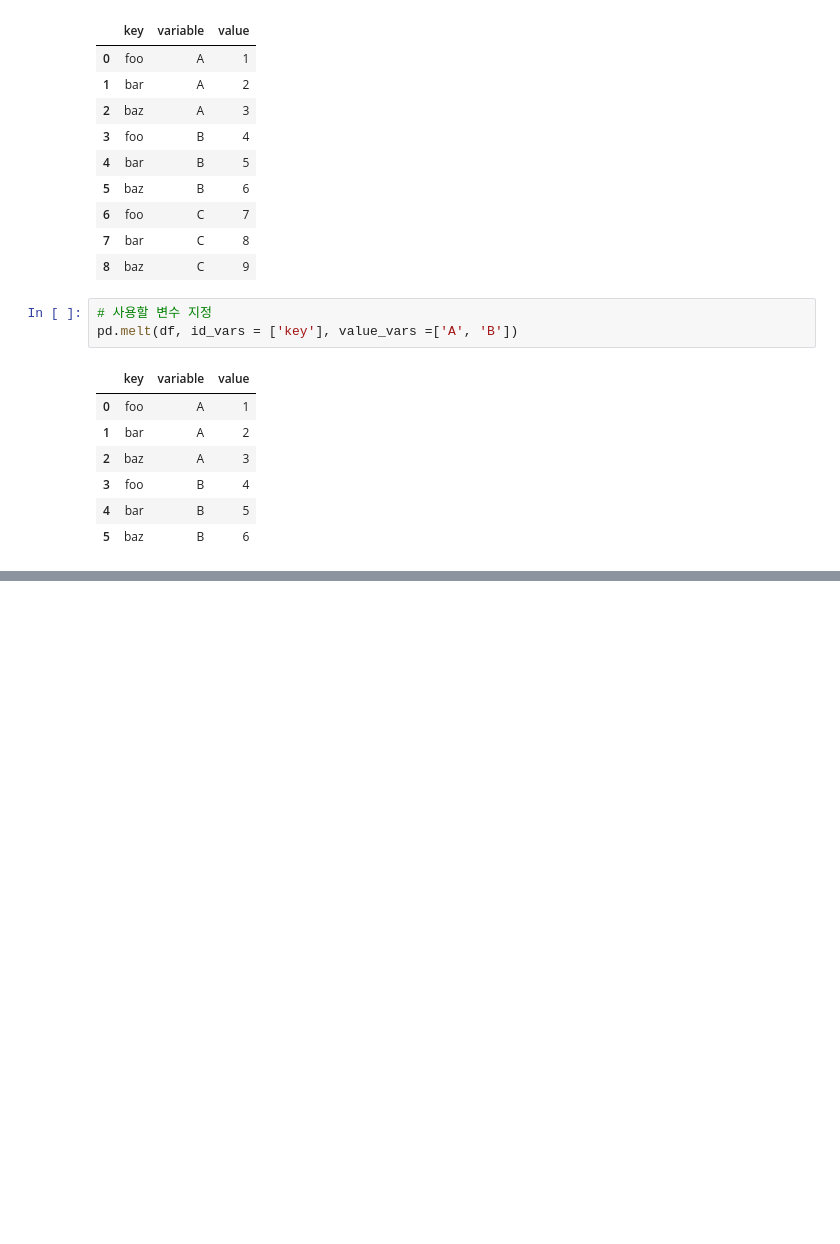
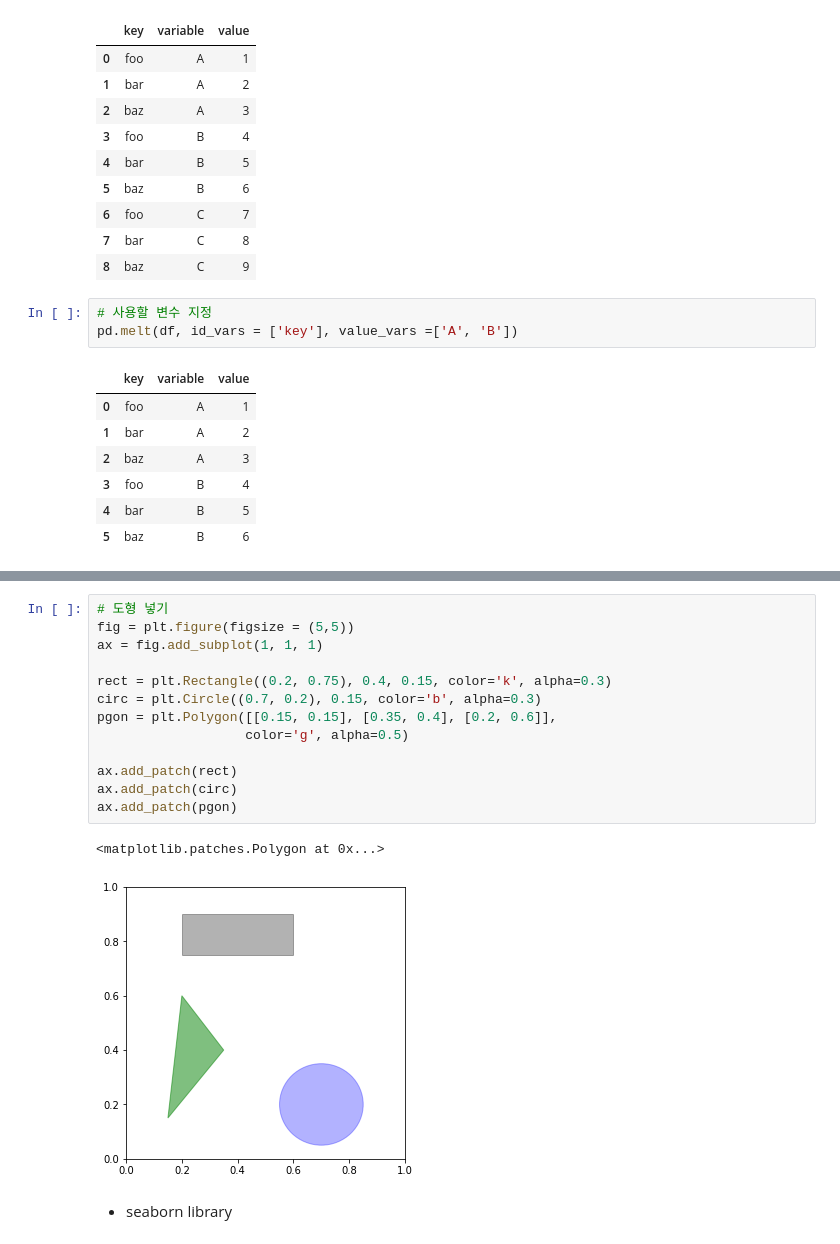
Before and after one commit to jaewon-huh/DA_DS_dreamtree, a Jupyter notebook: pandas_보충.ipynb, the cells around one changed output, grey strips where cells are left out. Saved outputs shown, nothing was run; the diff lists cells and outputs as text; blank space fills up the shorter version.

```diff
--- a/pandas_보충.ipynb
+++ b/pandas_보충.ipynb
@@ -1473,0 +1524,18 @@ pd.melt(df, id_vars = ['key'], value_vars =['A', 'B'])
+# %%
+# 도형 넣기
+fig = plt.figure(figsize = (5,5))
+ax = fig.add_subplot(1, 1, 1)
+
+rect = plt.Rectangle((0.2, 0.75), 0.4, 0.15, color='k', alpha=0.3)
+circ = plt.Circle((0.7, 0.2), 0.15, color='b', alpha=0.3)
+pgon = plt.Polygon([[0.15, 0.15], [0.35, 0.4], [0.2, 0.6]],
+                   color='g', alpha=0.5)
+
+ax.add_patch(rect)
+ax.add_patch(circ)
+ax.add_patch(pgon)
+# %% [output]
+<matplotlib.patches.Polygon at 0x...>
+[figure, added]
+# %% [markdown]
+* seaborn library
```
Also changed, not shown: parts of 79 cells of this notebook.
